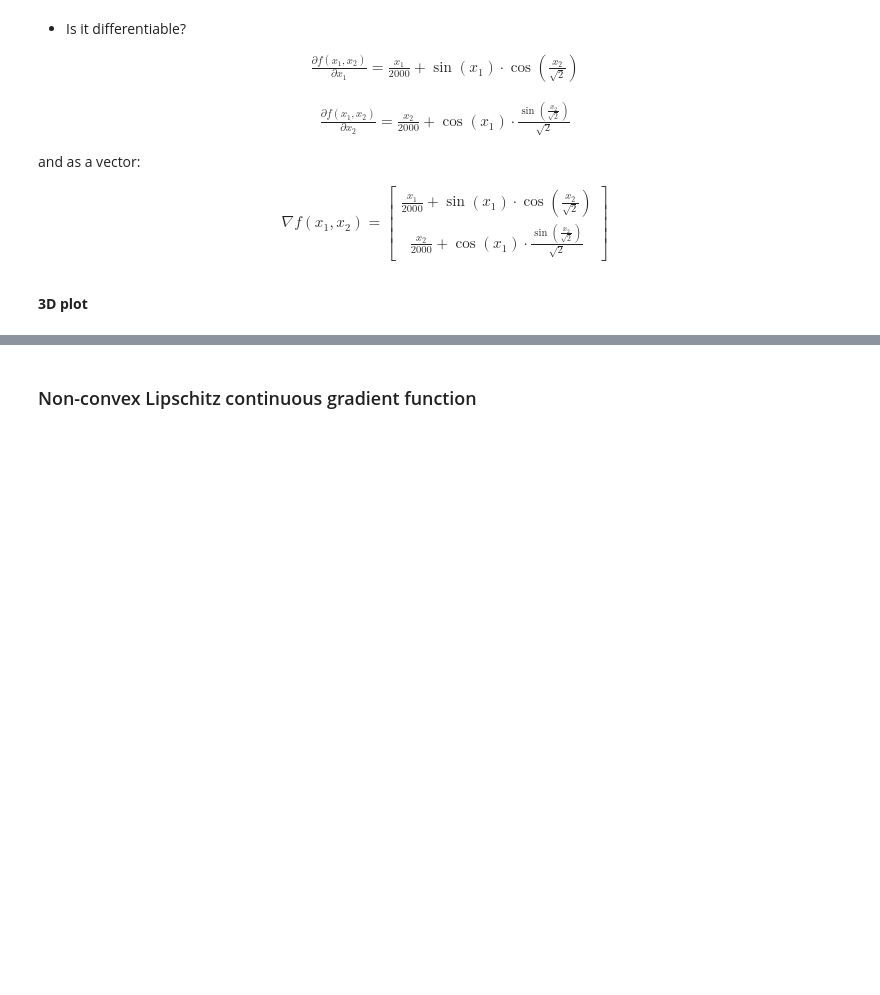
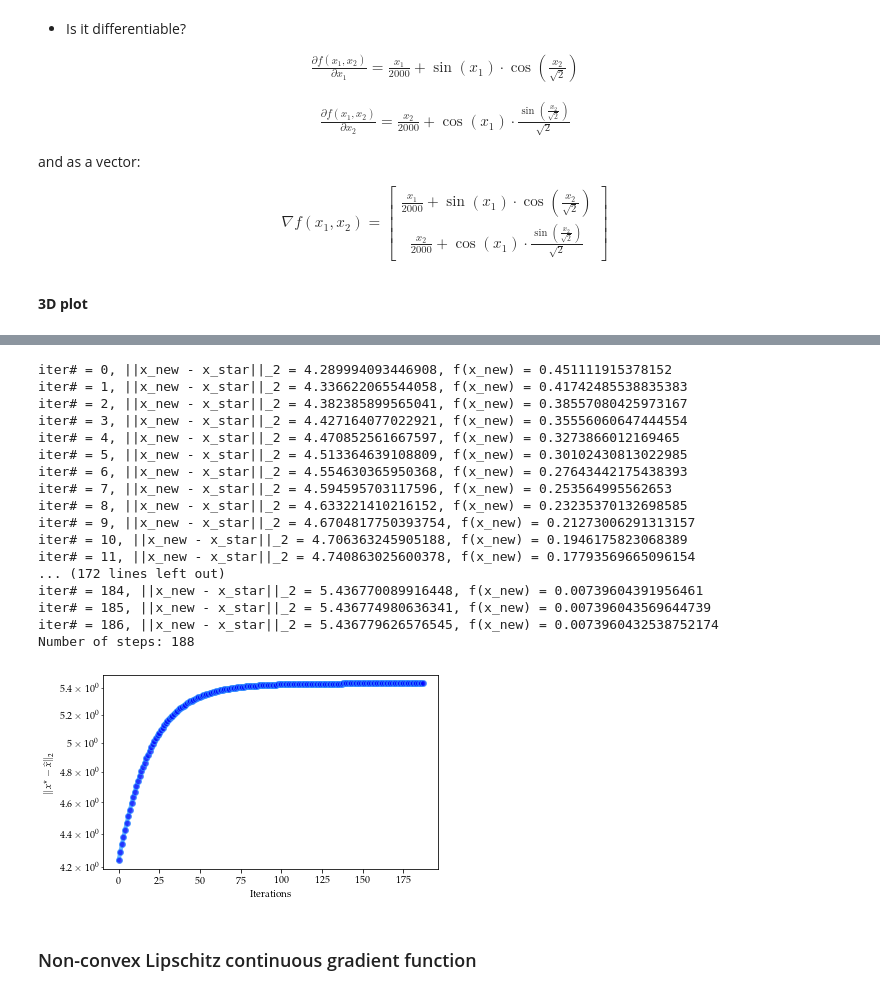
Before and after one commit to akyrillidis/comp414-514, a Jupyter notebook: schedule/images/Chapter 2.ipynb, the cells around one changed output, grey strips where cells are left out. Drawn from its saved outputs; the diff is of its cells as text; code cells hidden in the pictures; blank space fills up the shorter version.

```diff
--- a/schedule/images/Chapter 2.ipynb
+++ b/schedule/images/Chapter 2.ipynb
@@ -214,30 +237,49 @@ def GD_Griewank(x_new, eta, iters, epsilon, verbose, x_star):
 # %%
 # Run algorithm
 epsilon = 1e-6                # Precision parameter
-iters = 100
+iters = 1000
 eta = 0.1
-x_init = np.random.randn(2)    # Initial estimate
-print(x_init)
+# x_init = np.random.randn(2)    # Initial estimate
+# print(x_init)
 x_init[0] = -3
 x_init[1] = 3
-#print(x_init)
+# print(x_init)
 x_star = [0, 0]
 
 x_GD, x_list, f_list = GD_Griewank(x_init, eta, iters, epsilon, True, x_star)
 
 # Plot
 plt.rc('text', usetex=True)
 plt.rc('font', family='serif')
 
 xs = range(len(x_list))
 plt.plot(xs, x_list, '-o', color = '#3399FF', linewidth = 4, alpha = 0.7, markerfacecolor = 'b')
 plt.yscale('log')
 plt.xlabel('Iterations')
 plt.ylabel(r"$\|x^\star - \widehat{x}\|_2$")
 
 # Make room for the ridiculously large title.
 plt.subplots_adjust(top=0.8)
 plt.show()
+# %% [output]
+iter# = 0, ||x_new - x_star||_2 = 4.289994093446908, f(x_new) = 0.451111915378152
+iter# = 1, ||x_new - x_star||_2 = 4.336622065544058, f(x_new) = 0.41742485538835383
+iter# = 2, ||x_new - x_star||_2 = 4.382385899565041, f(x_new) = 0.38557080425973167
+iter# = 3, ||x_new - x_star||_2 = 4.427164077022921, f(x_new) = 0.35556060647444554
+iter# = 4, ||x_new - x_star||_2 = 4.470852561667597, f(x_new) = 0.3273866012169465
+iter# = 5, ||x_new - x_star||_2 = 4.513364639108809, f(x_new) = 0.30102430813022985
+iter# = 6, ||x_new - x_star||_2 = 4.554630365950368, f(x_new) = 0.27643442175438393
+iter# = 7, ||x_new - x_star||_2 = 4.594595703117596, f(x_new) = 0.253564995562653
+iter# = 8, ||x_new - x_star||_2 = 4.633221410216152, f(x_new) = 0.23235370132698585
+iter# = 9, ||x_new - x_star||_2 = 4.6704817750393754, f(x_new) = 0.21273006291313157
+iter# = 10, ||x_new - x_star||_2 = 4.706363245905188, f(x_new) = 0.1946175823068389
+iter# = 11, ||x_new - x_star||_2 = 4.740863025600378, f(x_new) = 0.17793569665096154
+... (172 lines left out)
+iter# = 184, ||x_new - x_star||_2 = 5.436770089916448, f(x_new) = 0.00739604391956461
+iter# = 185, ||x_new - x_star||_2 = 5.436774980636341, f(x_new) = 0.007396043569644739
+iter# = 186, ||x_new - x_star||_2 = 5.436779626576545, f(x_new) = 0.0073960432538752174
+Number of steps: 188
+[figure, added]
 # %% [markdown]
 ### Non-convex Lipschitz continuous gradient function
 # %% [markdown]
```
Also changed, not shown: parts of 4 cells of this notebook, 1 other file.
